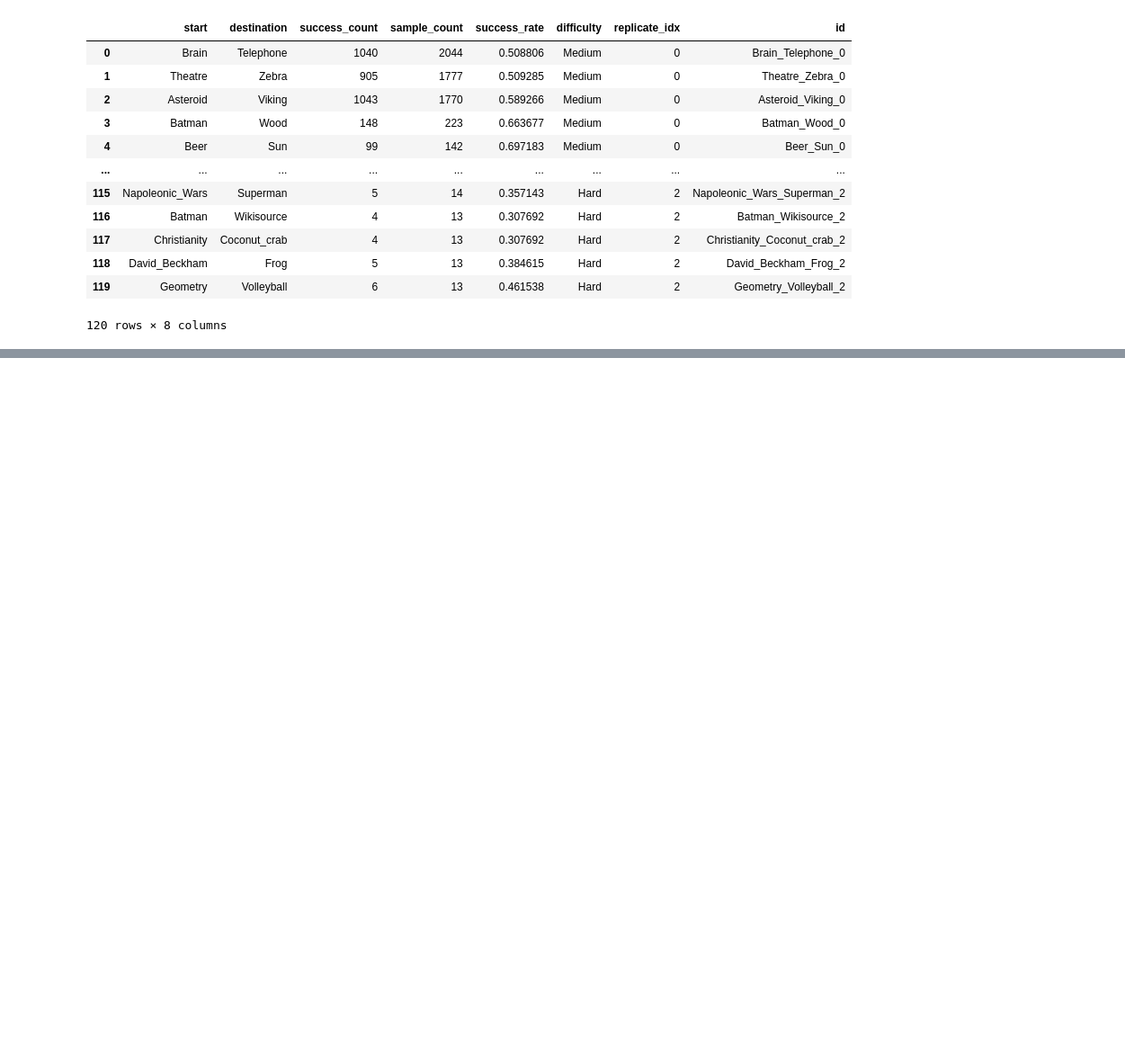
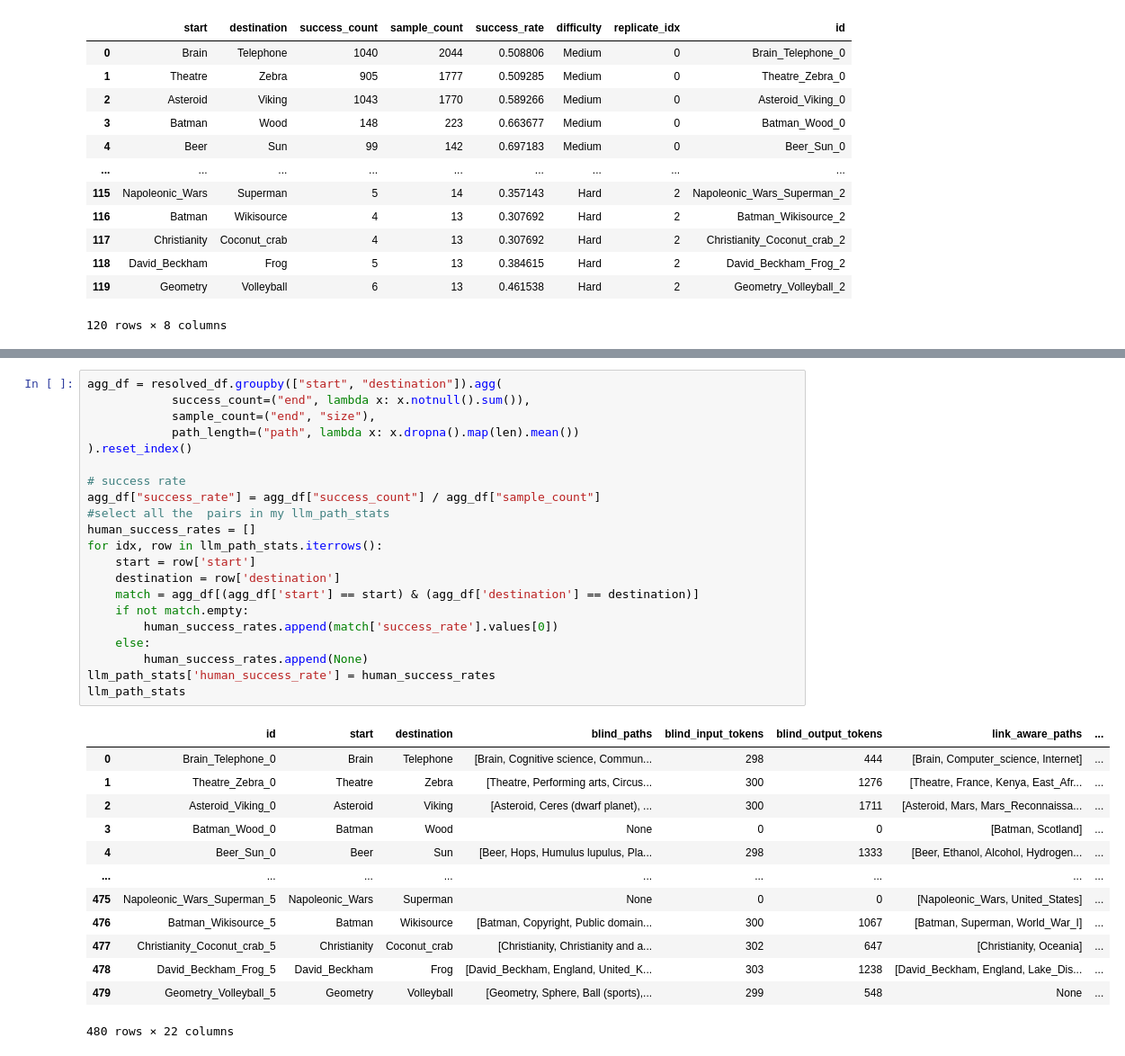
Before and after one commit to au-nlp/project-milestone-p2-group11, a Jupyter notebook: main.ipynb, the cells around one changed output, grey strips where cells are left out. Shown at 90% size. Drawn from its saved outputs; the diff is of its cells as text; blank space fills up the shorter version.

```diff
--- a/main.ipynb
+++ b/main.ipynb
@@ -781,0 +838,35 @@ agent.generate_llm_paths(df_for_experiment)
+# %%
+agg_df = resolved_df.groupby(["start", "destination"]).agg(
+            success_count=("end", lambda x: x.notnull().sum()),
+            sample_count=("end", "size"),
+            path_length=("path", lambda x: x.dropna().map(len).mean())
+).reset_index()
+
+# success rate
+agg_df["success_rate"] = agg_df["success_count"] / agg_df["sample_count"]
+#select all the  pairs in my llm_path_stats
+human_success_rates = []
+for idx, row in llm_path_stats.iterrows():
+    start = row['start']
+    destination = row['destination']
+    match = agg_df[(agg_df['start'] == start) & (agg_df['destination'] == destination)]
+    if not match.empty:
+        human_success_rates.append(match['success_rate'].values[0])
+    else:
+        human_success_rates.append(None)
+llm_path_stats['human_success_rate'] = human_success_rates
+llm_path_stats
+# %% [output]
+|  | id | start | destination | blind_paths | blind_input_tokens | blind_output_tokens | link_aware_paths | ... |
+| 0 | Brain_Telephone_0 | Brain | Telephone | [Brain, Cognitive science, Commun... | 298 | 444 | [Brain, Computer_science, Internet] | ... |
+| 1 | Theatre_Zebra_0 | Theatre | Zebra | [Theatre, Performing arts, Circus... | 300 | 1276 | [Theatre, France, Kenya, East_Afr... | ... |
+| 2 | Asteroid_Viking_0 | Asteroid | Viking | [Asteroid, Ceres (dwarf planet), ... | 300 | 1711 | [Asteroid, Mars, Mars_Reconnaissa... | ... |
+| 3 | Batman_Wood_0 | Batman | Wood | None | 0 | 0 | [Batman, Scotland] | ... |
+| 4 | Beer_Sun_0 | Beer | Sun | [Beer, Hops, Humulus lupulus, Pla... | 298 | 1333 | [Beer, Ethanol, Alcohol, Hydrogen... | ... |
+| ... | ... | ... | ... | ... | ... | ... | ... | ... |
+| 475 | Napoleonic_Wars_Superman_5 | Napoleonic_Wars | Superman | None | 0 | 0 | [Napoleonic_Wars, United_States] | ... |
+| 476 | Batman_Wikisource_5 | Batman | Wikisource | [Batman, Copyright, Public domain... | 300 | 1067 | [Batman, Superman, World_War_I] | ... |
+| 477 | Christianity_Coconut_crab_5 | Christianity | Coconut_crab | [Christianity, Christianity and a... | 302 | 647 | [Christianity, Oceania] | ... |
+| 478 | David_Beckham_Frog_5 | David_Beckham | Frog | [David_Beckham, England, United_K... | 303 | 1238 | [David_Beckham, England, Lake_Dis... | ... |
+| 479 | Geometry_Volleyball_5 | Geometry | Volleyball | [Geometry, Sphere, Ball (sports),... | 299 | 548 | None | ... |
+480 rows × 22 columns
```
Also changed, not shown: parts of 25 cells of this notebook.
